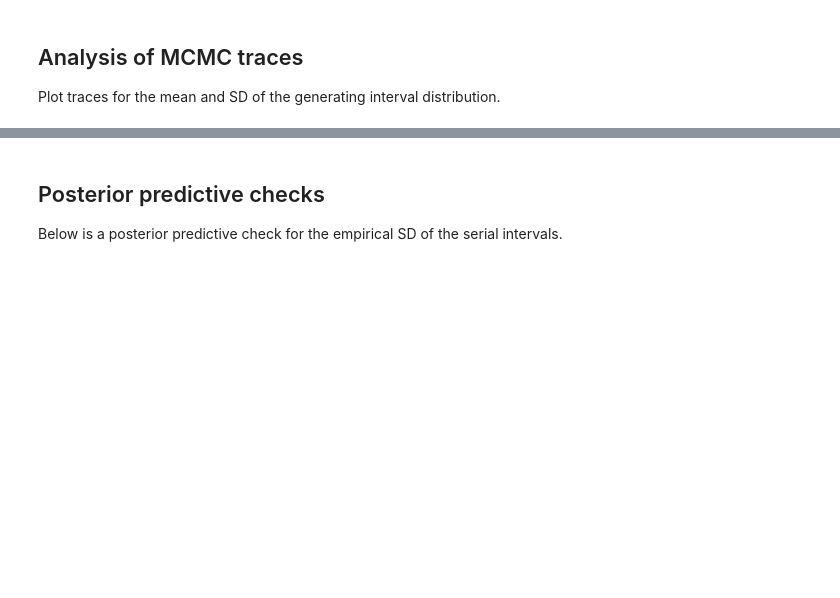
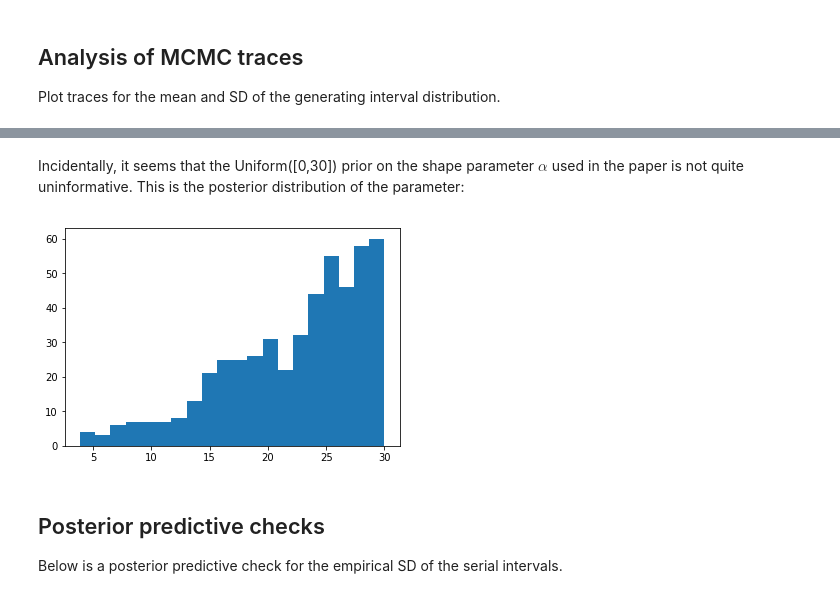
Before and after one commit to bacallado/covid_tree, a Jupyter notebook: GibbsSampler.ipynb, the cells around one changed output, grey strips where cells are left out. Cells and saved outputs as stored; diff of their text form; code cells hidden in the pictures; blank space fills up the shorter version.

```diff
--- a/GibbsSampler.ipynb
+++ b/GibbsSampler.ipynb
@@ -300,3 +363,9 @@ qs = scipy.stats.mstats.mquantiles(meanGen[150:],[0.025,0.975])
+# %% [markdown]
+Incidentally, it seems that the Uniform([0,30]) prior on the shape parameter $\alpha$ used in the paper is not quite uninformative. This is the posterior distribution of the parameter:
+# %%
+_=plt.hist(a1[500:],bins=20)
+# %% [output]
+[figure, added]
 # %% [markdown]
 ## Posterior predictive checks
 
```
Also changed, not shown: parts of 17 cells of this notebook, 1 other file.
